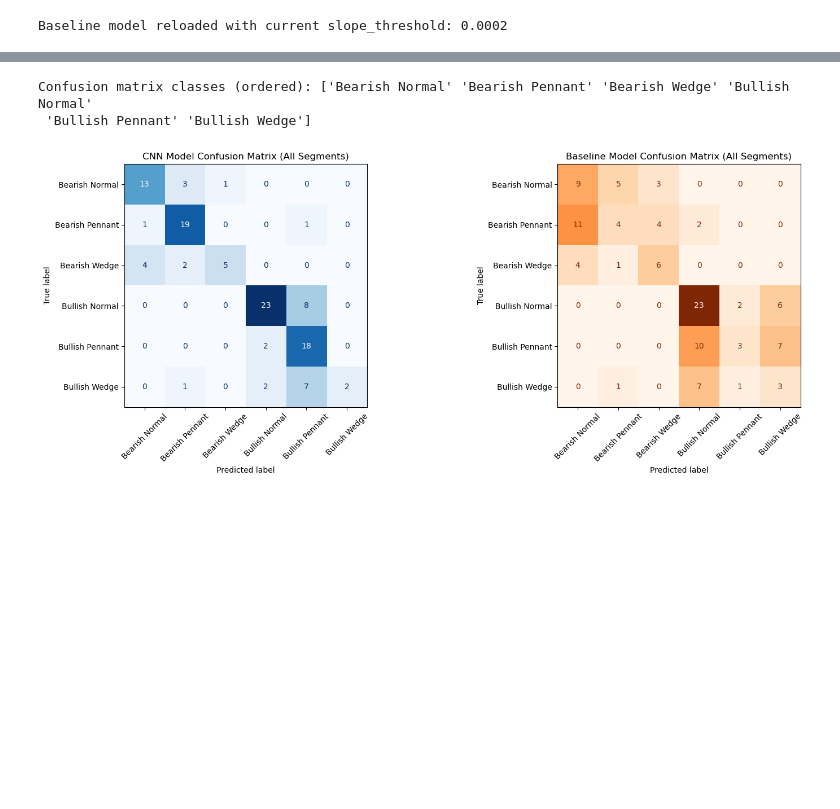
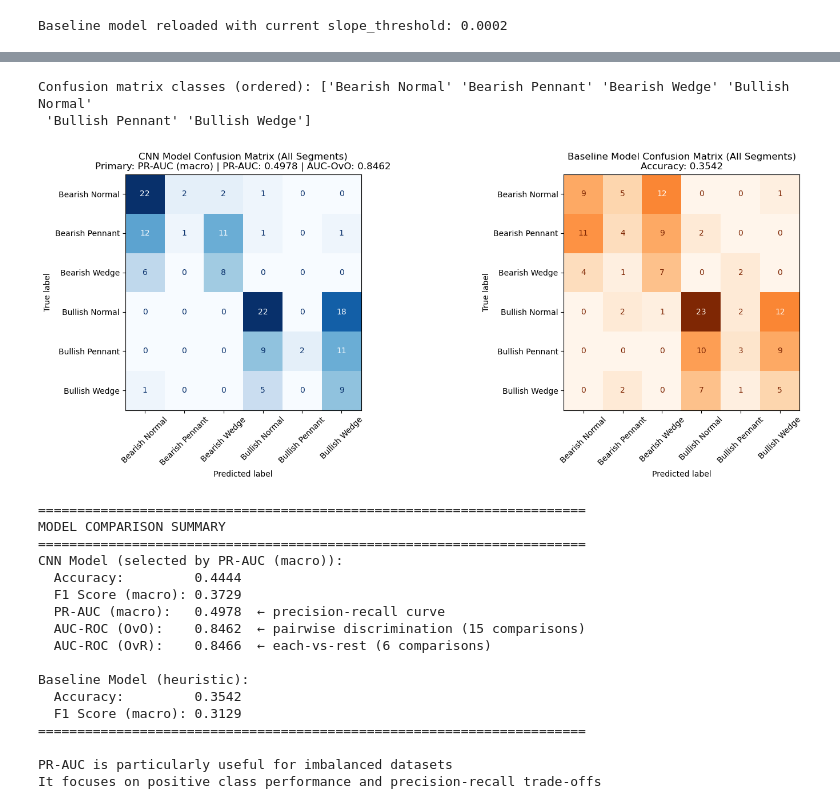
Before and after one commit to matesze41/vitmma19-pw, a Jupyter notebook: notebook/05-exp.ipynb, the cells around one changed output, grey strips where cells are left out. Drawn from its saved outputs; the diff is of its cells as text; code cells hidden in the pictures; blank space fills up the shorter version.

```diff
--- a/notebook/05-exp.ipynb
+++ b/notebook/05-exp.ipynb
@@ -197,7 +242,17 @@ class SimpleCNN(nn.Module):
         return logits
 
 model = SimpleCNN(input_dim=X.shape[2], num_classes=num_classes).to(device)
-criterion = nn.CrossEntropyLoss()
+
+# Calculate class weights for imbalanced dataset
+class_counts = np.bincount(y_idx)
+class_weights = 1.0 / class_counts
+class_weights = class_weights / class_weights.sum() * len(class_weights)
+class_weights_tensor = torch.FloatTensor(class_weights).to(device)
+
+print(f"Class distribution: {class_counts}")
+print(f"Class weights: {class_weights}")
+
+criterion = nn.CrossEntropyLoss(weight=class_weights_tensor)
 optimizer = torch.optim.AdamW(model.parameters(), lr=1e-3, weight_decay=1e-4)
 
 # Learning rate scheduler for better convergence
@@ -205,4 +260,8 @@ scheduler = torch.optim.lr_scheduler.CosineAnnealingLR(optimizer, T_max=20)
 
 print(model)
 print(f"\nTotal parameters: {sum(p.numel() for p in model.parameters()):,}")
+print(f"\n{'='*60}")
+print(f"PRIMARY METRIC: {METRIC_CONFIG[PRIMARY_METRIC]['name']}")
+print(f"Description: {METRIC_CONFIG[PRIMARY_METRIC]['description']}")
+print(f"{'='*60}")
 # %% [output]
@@ -516,43 +768,90 @@ Classification report (baseline):
 # Compare confusion matrices of CNN model vs baseline on all segments
 import numpy as np
 import matplotlib.pyplot as plt
-from sklearn.metrics import confusion_matrix, ConfusionMatrixDisplay
+from sklearn.metrics import confusion_matrix, ConfusionMatrixDisplay, roc_auc_score, average_precision_score
 
 # 1) CNN model predictions on all segments used for training
 full_ds = SegmentDataset(X, y_idx)
 full_loader = DataLoader(full_ds, batch_size=batch_size, shuffle=False)
 
-cnn_preds_all, cnn_targets_all = get_predictions(full_loader)
+cnn_preds_all, cnn_targets_all, cnn_probs_all = get_predictions(full_loader)
 
 # Map integer indices back to label strings
 cnn_true_labels = np.vectorize(idx_to_label.get)(cnn_targets_all)
 cnn_pred_labels = np.vectorize(idx_to_label.get)(cnn_preds_all)
+
+# Calculate all CNN metrics
+cnn_acc = accuracy_score(cnn_true_labels, cnn_pred_labels)
+cnn_f1 = f1_score(cnn_true_labels, cnn_pred_labels, average='macro')
+cnn_auc_ovo = roc_auc_score(cnn_targets_all, cnn_probs_all, multi_class='ovo', average='macro')
+cnn_auc_ovr = roc_auc_score(cnn_targets_all, cnn_probs_all, multi_class='ovr', average='macro')
+
+# Calculate PR-AUC for CNN
+cnn_targets_bin = label_binarize(cnn_targets_all, classes=range(num_classes))
+cnn_pr_auc_per_class = [average_precision_score(cnn_targets_bin[:, i], cnn_probs_all[:, i]) for i in range(num_classes)]
+cnn_pr_auc = np.mean(cnn_pr_auc_per_class)
 
 # 2) Baseline predictions (already computed from segments_values.csv)
 #    Using baseline_labels and baseline_preds from the previous cell
 
 # Use the global label set from the CNN pipeline for consistent ordering
 all_labels = label_values
 print("Confusion matrix classes (ordered):", all_labels)
 
 cm_cnn_all = confusion_matrix(cnn_true_labels, cnn_pred_labels, labels=all_labels)
 cm_baseline_all = confusion_matrix(baseline_labels, baseline_preds, labels=all_labels)
 
 fig, axes = plt.subplots(1, 2, figsize=(16, 6))
 
 # CNN confusion matrix
 cnn_disp = ConfusionMatrixDisplay(confusion_matrix=cm_cnn_all, display_labels=all_labels)
 cnn_disp.plot(ax=axes[0], cmap="Blues", xticks_rotation=45, colorbar=False)
-axes[0].set_title("CNN Model Confusion Matrix (All Segments)")
+axes[0].set_title(f"CNN Model Confusion Matrix (All Segments)\n"
+                  f"Primary: {METRIC_CONFIG[PRIMARY_METRIC]['name']} | "
+                  f"PR-AUC: {cnn_pr_auc:.4f} | AUC-OvO: {cnn_auc_ovo:.4f}")
 
 # Baseline confusion matrix
 base_disp = ConfusionMatrixDisplay(confusion_matrix=cm_baseline_all, display_labels=all_labels)
 base_disp.plot(ax=axes[1], cmap="Oranges", xticks_rotation=45, colorbar=False)
-axes[1].set_title("Baseline Model Confusion Matrix (All Segments)")
+axes[1].set_title(f"Baseline Model Confusion Matrix (All Segments)\nAccuracy: {baseline_acc:.4f}")
 
 plt.tight_layout()
 plt.show()
+
+# Print comparison summary
+print("\n" + "="*70)
+print("MODEL COMPARISON SUMMARY")
+print("="*70)
+print(f"CNN Model (selected by {METRIC_CONFIG[PRIMARY_METRIC]['name']}):")
+print(f"  Accuracy:         {cnn_acc:.4f}")
+print(f"  F1 Score (macro): {cnn_f1:.4f}")
+print(f"  PR-AUC (macro):   {cnn_pr_auc:.4f}  ← precision-recall curve")
+print(f"  AUC-ROC (OvO):    {cnn_auc_ovo:.4f}  ← pairwise discrimination (15 comparisons)")
+print(f"  AUC-ROC (OvR):    {cnn_auc_ovr:.4f}  ← each-vs-rest (6 comparisons)")
+print(f"\nBaseline Model (heuristic):")
+print(f"  Accuracy:         {baseline_acc:.4f}")
+print(f"  F1 Score (macro): {baseline_f1:.4f}")
+print("="*70)
+print(f"\nPR-AUC is particularly useful for imbalanced datasets")
+print(f"It focuses on positive class performance and precision-recall trade-offs")
 # %% [output]
 Confusion matrix classes (ordered): ['Bearish Normal' 'Bearish Pennant' 'Bearish Wedge' 'Bullish Normal'
  'Bullish Pennant' 'Bullish Wedge']
-[figure, old version]
+[figure, new version]
+======================================================================
+MODEL COMPARISON SUMMARY
+======================================================================
+CNN Model (selected by PR-AUC (macro)):
+  Accuracy:         0.4444
+  F1 Score (macro): 0.3729
+  PR-AUC (macro):   0.4978  ← precision-recall curve
+  AUC-ROC (OvO):    0.8462  ← pairwise discrimination (15 comparisons)
+  AUC-ROC (OvR):    0.8466  ← each-vs-rest (6 comparisons)
+
+Baseline Model (heuristic):
+  Accuracy:         0.3542
+  F1 Score (macro): 0.3129
+======================================================================
+
+PR-AUC is particularly useful for imbalanced datasets
+It focuses on positive class performance and precision-recall trade-offs
```
Also changed, not shown: parts of 9 cells of this notebook, 8 other files.
